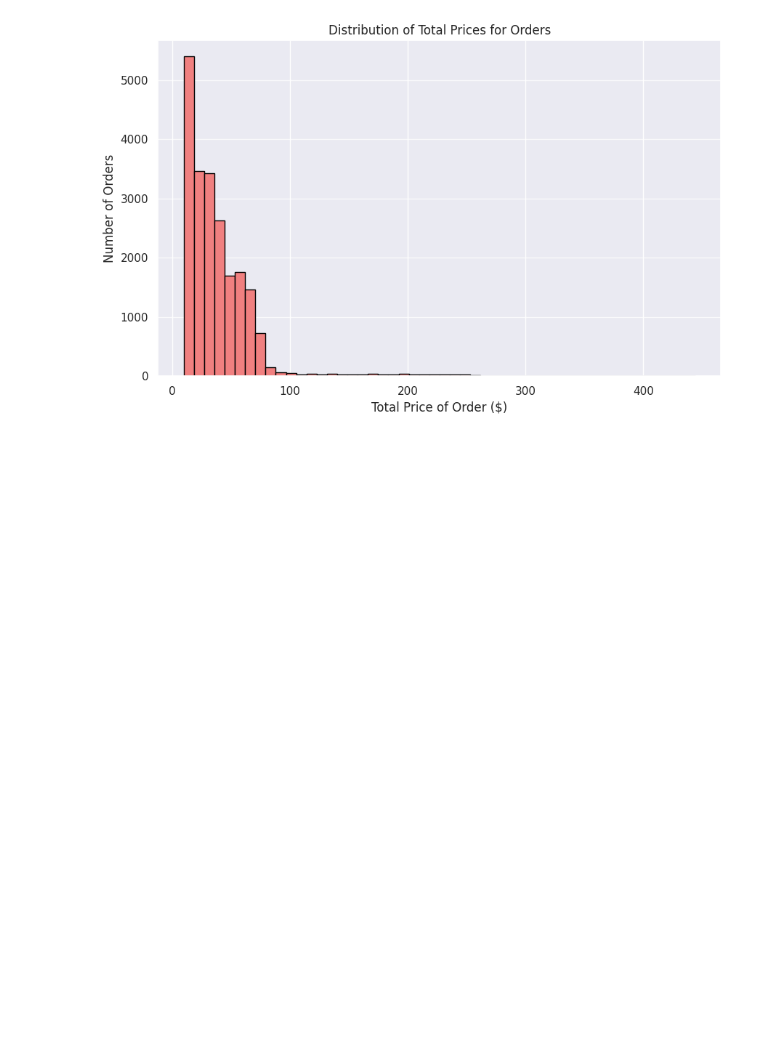
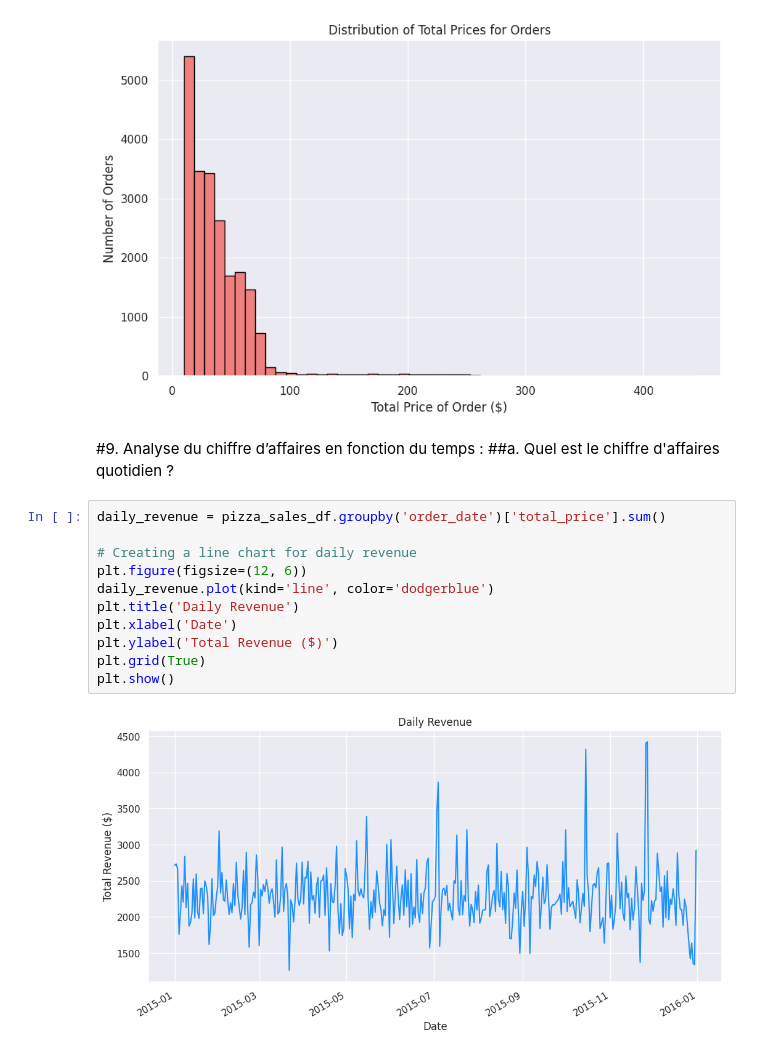
Before and after one commit to Enam88/Pizza-o-jo, a Jupyter notebook: pizza_eda.ipynb, the cells around one changed output. Drawn from its saved outputs; the diff is of its cells as text; blank space fills up the shorter version.

```diff
--- a/pizza_eda.ipynb
+++ b/pizza_eda.ipynb
@@ -380,3 +380,19 @@ plt.grid(axis='y', alpha=0.75)
 plt.show()
 # %% [output]
 [figure]
+# %% [markdown]
+#9. Analyse du chiffre d’affaires en fonction du temps :
+##a. Quel est le chiffre d'affaires quotidien ?
+# %%
+daily_revenue = pizza_sales_df.groupby('order_date')['total_price'].sum()
+
+# Creating a line chart for daily revenue
+plt.figure(figsize=(12, 6))
+daily_revenue.plot(kind='line', color='dodgerblue')
+plt.title('Daily Revenue')
+plt.xlabel('Date')
+plt.ylabel('Total Revenue ($)')
+plt.grid(True)
+plt.show()
+# %% [output]
+[figure, added]
```
Also changed, not shown: parts of 10 cells of this notebook.
